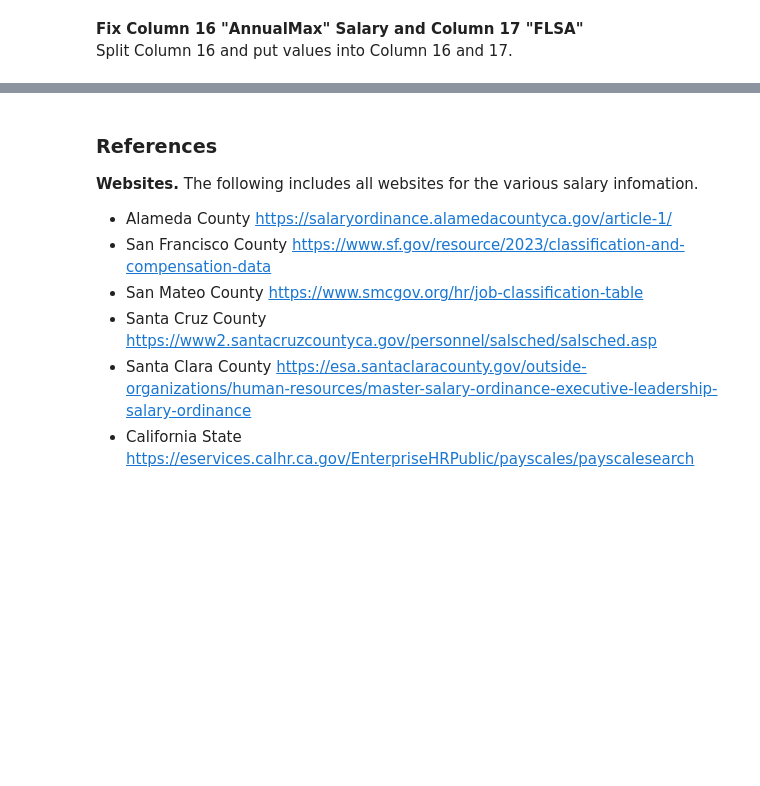
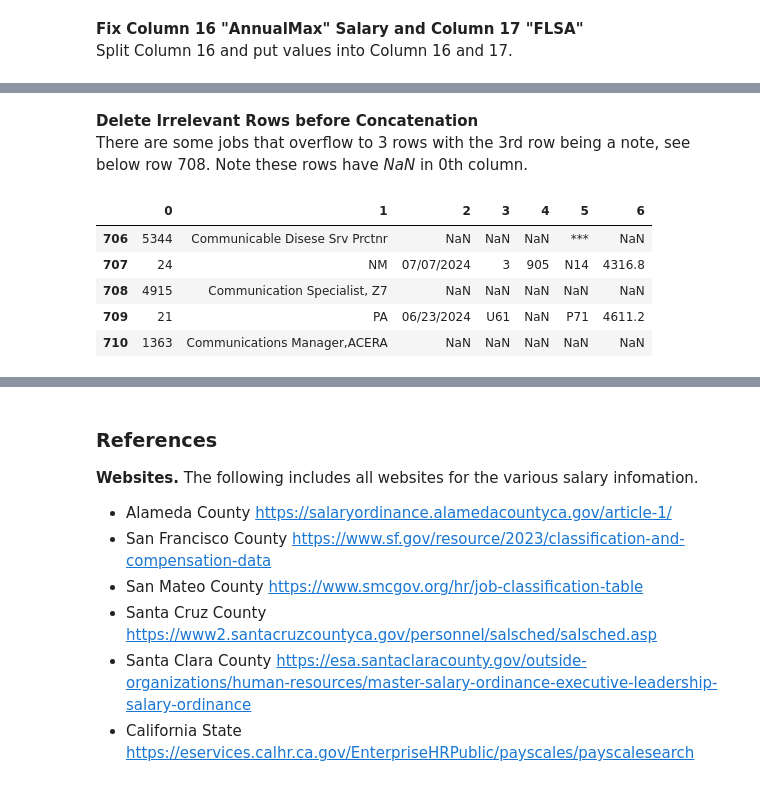
Before and after one commit to spacebar8/public_salaries, a Jupyter notebook: Public_Salaries.ipynb, the cells around one changed output, grey strips where cells are left out. Saved outputs shown, nothing was run; the diff lists cells and outputs as text; code cells hidden in the pictures; blank space fills up the shorter version.

```diff
--- a/Public_Salaries.ipynb
+++ b/Public_Salaries.ipynb
@@ -173,3 +174,15 @@ Name: 17, Length: 129, dtype: object
 | 5 | 62 | NM | 07/07/2024 | 10 | 556 | C66 | 2331.75 | 2439 | 2538 | 2661.75 | 2781 | ... |
 | 6 | 0205N | Account Clerk Assist SAN TAP | NaN | NaN | NaN | NaN | NaN | NaN | NaN | NaN | NaN | ... |
 | 7 | 64 | NM | 07/07/2024 | 39 | NaN | O84 | 13.76 | NaN | NaN | NaN | 18.92 | ... |
+# %% [markdown]
+**Delete Irrelevant Rows before Concatenation**
+There are some jobs that overflow to 3 rows with the 3rd row being a note, see below row 708. Note these rows have _NaN_ in 0th column.
+# %%
+display(alameda.iloc[706:711, 0:7])
+# %% [output]
+|  | 0 | 1 | 2 | 3 | 4 | 5 | 6 |
+| 706 | 5344 | Communicable Disese Srv Prctnr | NaN | NaN | NaN | *** | NaN |
+| 707 | 24 | NM | 07/07/2024 | 3 | 905 | N14 | 4316.8 |
+| 708 | 4915 | Communication Specialist, Z7 | NaN | NaN | NaN | NaN | NaN |
+| 709 | 21 | PA | 06/23/2024 | U61 | NaN | P71 | 4611.2 |
+| 710 | 1363 | Communications Manager,ACERA | NaN | NaN | NaN | NaN | NaN |
```
Also changed, not shown: parts of 13 cells of this notebook.
